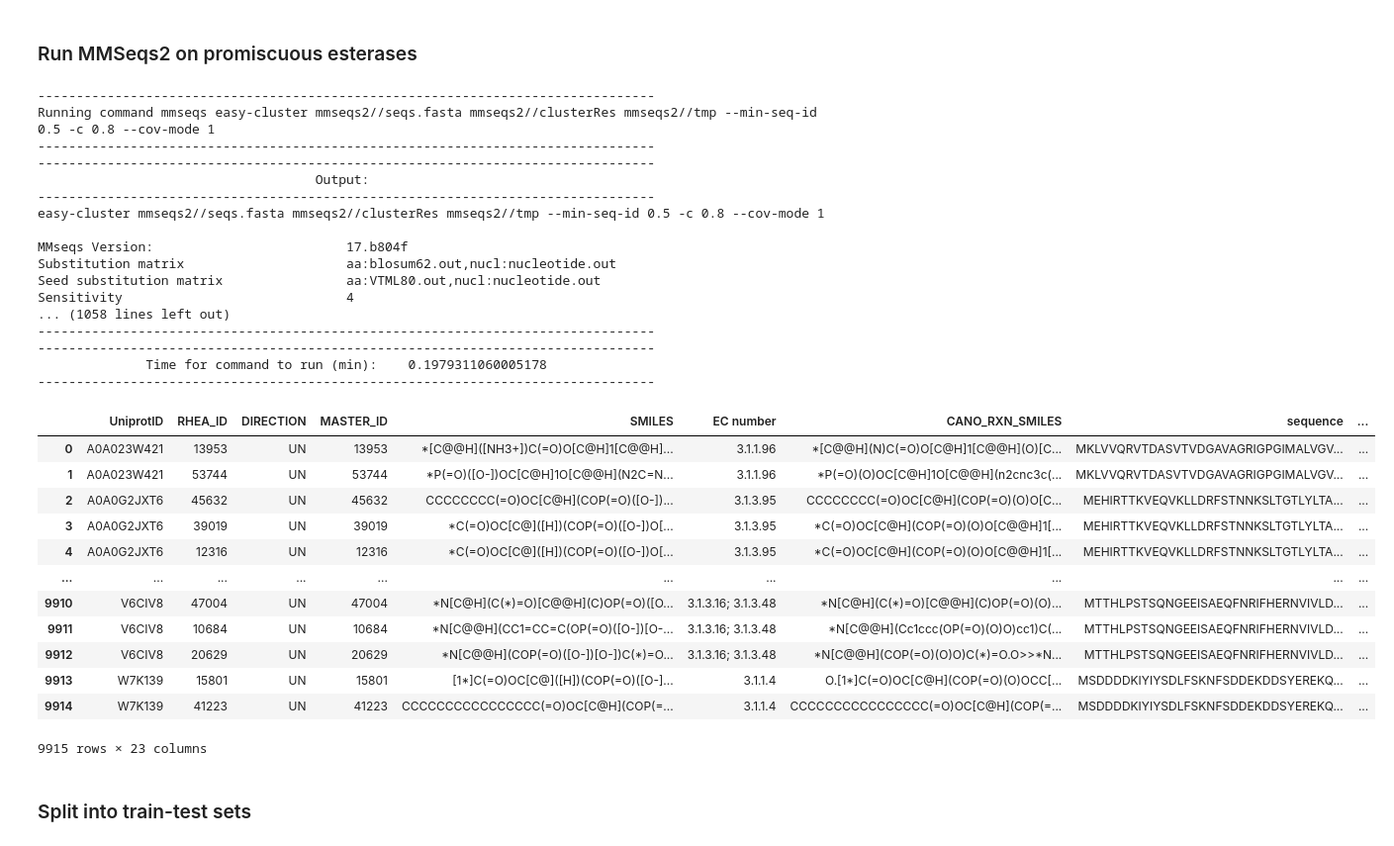
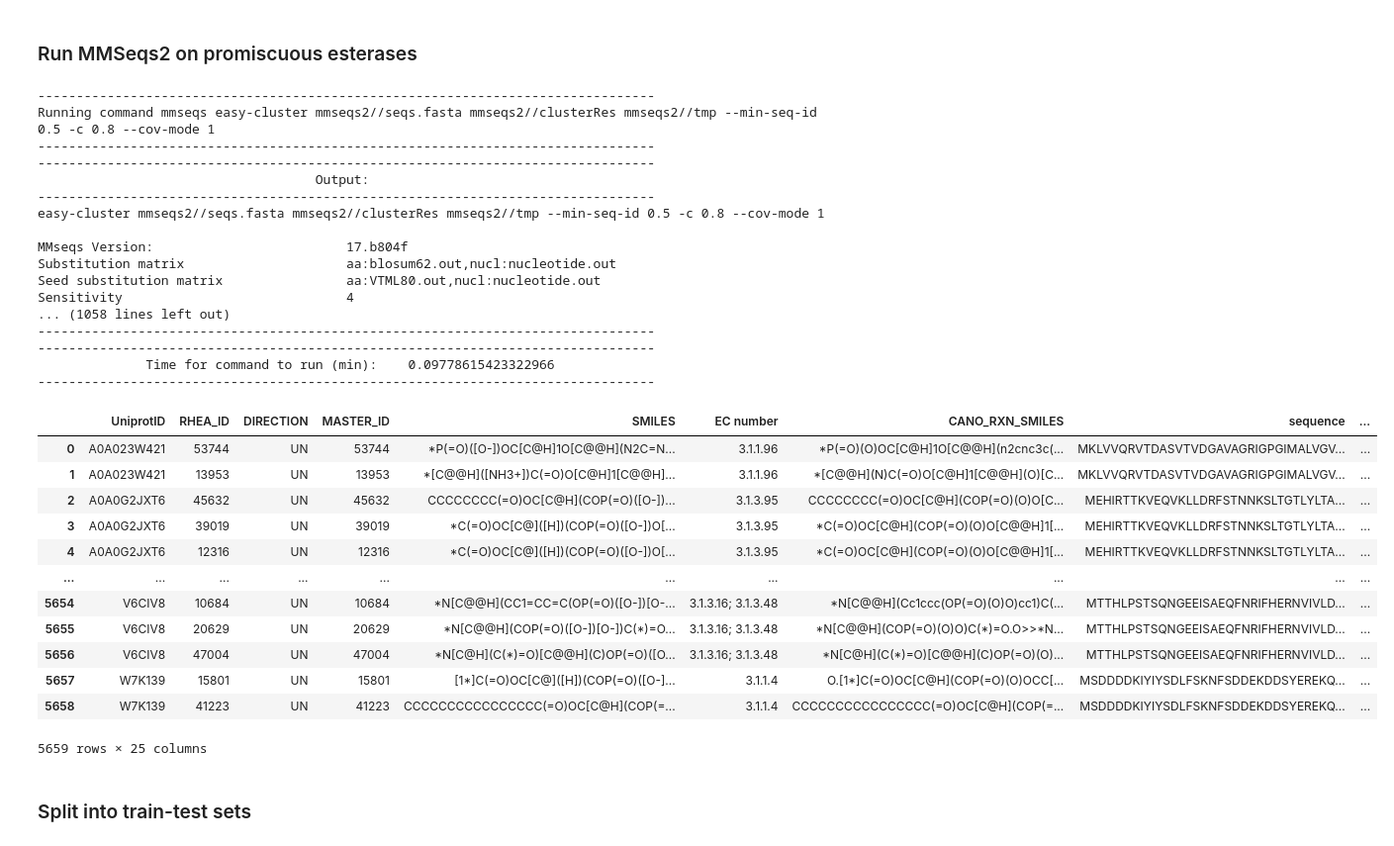
Before and after one commit to HelenSchmid/masterthesis, a Jupyter notebook: manuscript/N5_create_train_test_splits.ipynb, the cells around one changed output. Shown at 99% size. Cells and saved outputs as stored; diff of their text form; code cells hidden in the pictures.

```diff
--- a/manuscript/N5_create_train_test_splits.ipynb
+++ b/manuscript/N5_create_train_test_splits.ipynb
@@ -120,49 +120,50 @@ df__esterases_filtered = df__esterases_filtered.reset_index(drop=True)
 # %%
 import sys
 sys.path.append('/home/helen/enzyme-tk/enzymetk')
 from enzymetk.similarity_mmseqs_step import MMseqs
 from enzymetk.save_step import Save
 import pandas as pd
 
 # run in enzymetk environment
-df_promis_esterases = pd.read_pickle('/nvme2/helen/masterthesis/manuscript/data/EnzymeCAGE_train_valid_promiscuous_substrates_EC3p1.pkl')
+df_promis_esterases = pd.read_pickle('/nvme2/helen/masterthesis/manuscript/trainingdata/promiscuous_esterases_removed_similar_seq.pkl')
+df_promis_esterases.rename(columns={'mmseqs_representative_cluster_seq': 'mmseqs_representative_cluster_seq_0.95'}, inplace=True)
 id_col = 'UniprotID'
 seq_col = 'sequence'
 output_dir = 'mmseqs2/'
 
-df_promis_esterases << (MMseqs(id_col, seq_col, tmp_dir=output_dir, method='cluster',  args=['--min-seq-id', '0.5', '-c', '0.8', '--cov-mode', '1']) >> Save(f'{output_dir}promiscuous_esterases_train_valid_mmseqs2_0p5_similarity.pkl'))
-df_promis_esterases << (MMseqs(id_col, seq_col, tmp_dir=output_dir, method='cluster',  args=['--min-seq-id', '0.3', '-c', '0.8', '--cov-mode', '1']) >> Save(f'{output_dir}promiscuous_esterases_train_valid_mmseqs2_0p3_similarity.pkl'))
+df_promis_esterases << (MMseqs(id_col, seq_col, tmp_dir=output_dir, method='cluster',  args=['--min-seq-id', '0.5', '-c', '0.8', '--cov-mode', '1']) >> Save(f'{output_dir}promiscuous_esterases_removed_similar_seq_0p5_similarity.pkl'))
+df_promis_esterases << (MMseqs(id_col, seq_col, tmp_dir=output_dir, method='cluster',  args=['--min-seq-id', '0.3', '-c', '0.8', '--cov-mode', '1']) >> Save(f'{output_dir}promiscuous_esterases_removed_similar_seq_0p3_similarity.pkl'))
 # %% [output]
 --------------------------------------------------------------------------------
 Running command mmseqs easy-cluster mmseqs2//seqs.fasta mmseqs2//clusterRes mmseqs2//tmp --min-seq-id 0.5 -c 0.8 --cov-mode 1
 --------------------------------------------------------------------------------
 --------------------------------------------------------------------------------
                                     Output:
 --------------------------------------------------------------------------------
 easy-cluster mmseqs2//seqs.fasta mmseqs2//clusterRes mmseqs2//tmp --min-seq-id 0.5 -c 0.8 --cov-mode 1
 
 MMseqs Version:                         17.b804f
 Substitution matrix                     aa:blosum62.out,nucl:nucleotide.out
 Seed substitution matrix                aa:VTML80.out,nucl:nucleotide.out
 Sensitivity                             4
 ... (1058 lines left out)
 --------------------------------------------------------------------------------
 --------------------------------------------------------------------------------
-              Time for command to run (min):    0.1979311060005178
+              Time for command to run (min):    0.09778615423322966
 --------------------------------------------------------------------------------
 |  | UniprotID | RHEA_ID | DIRECTION | MASTER_ID | SMILES | EC number | CANO_RXN_SMILES | sequence | ... |
-| 0 | A0A023W421 | 13953 | UN | 13953 | *[C@@H]([NH3+])C(=O)O[C@H]1[C@@H]... | 3.1.1.96 | *[C@@H](N)C(=O)O[C@H]1[C@@H](O)[C... | MKLVVQRVTDASVTVDGAVAGRIGPGIMALVGV... | ... |
-| 1 | A0A023W421 | 53744 | UN | 53744 | *P(=O)([O-])OC[C@H]1O[C@@H](N2C=N... | 3.1.1.96 | *P(=O)(O)OC[C@H]1O[C@@H](n2cnc3c(... | MKLVVQRVTDASVTVDGAVAGRIGPGIMALVGV... | ... |
+| 0 | A0A023W421 | 53744 | UN | 53744 | *P(=O)([O-])OC[C@H]1O[C@@H](N2C=N... | 3.1.1.96 | *P(=O)(O)OC[C@H]1O[C@@H](n2cnc3c(... | MKLVVQRVTDASVTVDGAVAGRIGPGIMALVGV... | ... |
+| 1 | A0A023W421 | 13953 | UN | 13953 | *[C@@H]([NH3+])C(=O)O[C@H]1[C@@H]... | 3.1.1.96 | *[C@@H](N)C(=O)O[C@H]1[C@@H](O)[C... | MKLVVQRVTDASVTVDGAVAGRIGPGIMALVGV... | ... |
 | 2 | A0A0G2JXT6 | 45632 | UN | 45632 | CCCCCCCC(=O)OC[C@H](COP(=O)([O-])... | 3.1.3.95 | CCCCCCCC(=O)OC[C@H](COP(=O)(O)O[C... | MEHIRTTKVEQVKLLDRFSTNNKSLTGTLYLTA... | ... |
 | 3 | A0A0G2JXT6 | 39019 | UN | 39019 | *C(=O)OC[C@]([H])(COP(=O)([O-])O[... | 3.1.3.95 | *C(=O)OC[C@H](COP(=O)(O)O[C@@H]1[... | MEHIRTTKVEQVKLLDRFSTNNKSLTGTLYLTA... | ... |
 | 4 | A0A0G2JXT6 | 12316 | UN | 12316 | *C(=O)OC[C@]([H])(COP(=O)([O-])O[... | 3.1.3.95 | *C(=O)OC[C@H](COP(=O)(O)O[C@@H]1[... | MEHIRTTKVEQVKLLDRFSTNNKSLTGTLYLTA... | ... |
 | ... | ... | ... | ... | ... | ... | ... | ... | ... | ... |
-| 9910 | V6CIV8 | 47004 | UN | 47004 | *N[C@H](C(*)=O)[C@@H](C)OP(=O)([O... | 3.1.3.16; 3.1.3.48 | *N[C@H](C(*)=O)[C@@H](C)OP(=O)(O)... | MTTHLPSTSQNGEEISAEQFNRIFHERNVIVLD... | ... |
-| 9911 | V6CIV8 | 10684 | UN | 10684 | *N[C@@H](CC1=CC=C(OP(=O)([O-])[O-... | 3.1.3.16; 3.1.3.48 | *N[C@@H](Cc1ccc(OP(=O)(O)O)cc1)C(... | MTTHLPSTSQNGEEISAEQFNRIFHERNVIVLD... | ... |
-| 9912 | V6CIV8 | 20629 | UN | 20629 | *N[C@@H](COP(=O)([O-])[O-])C(*)=O... | 3.1.3.16; 3.1.3.48 | *N[C@@H](COP(=O)(O)O)C(*)=O.O>>*N... | MTTHLPSTSQNGEEISAEQFNRIFHERNVIVLD... | ... |
-| 9913 | W7K139 | 15801 | UN | 15801 | [1*]C(=O)OC[C@]([H])(COP(=O)([O-]... | 3.1.1.4 | O.[1*]C(=O)OC[C@H](COP(=O)(O)OCC[... | MSDDDDKIYIYSDLFSKNFSDDEKDDSYEREKQ... | ... |
-| 9914 | W7K139 | 41223 | UN | 41223 | CCCCCCCCCCCCCCCC(=O)OC[C@H](COP(=... | 3.1.1.4 | CCCCCCCCCCCCCCCC(=O)OC[C@H](COP(=... | MSDDDDKIYIYSDLFSKNFSDDEKDDSYEREKQ... | ... |
+| 5654 | V6CIV8 | 10684 | UN | 10684 | *N[C@@H](CC1=CC=C(OP(=O)([O-])[O-... | 3.1.3.16; 3.1.3.48 | *N[C@@H](Cc1ccc(OP(=O)(O)O)cc1)C(... | MTTHLPSTSQNGEEISAEQFNRIFHERNVIVLD... | ... |
+| 5655 | V6CIV8 | 20629 | UN | 20629 | *N[C@@H](COP(=O)([O-])[O-])C(*)=O... | 3.1.3.16; 3.1.3.48 | *N[C@@H](COP(=O)(O)O)C(*)=O.O>>*N... | MTTHLPSTSQNGEEISAEQFNRIFHERNVIVLD... | ... |
+| 5656 | V6CIV8 | 47004 | UN | 47004 | *N[C@H](C(*)=O)[C@@H](C)OP(=O)([O... | 3.1.3.16; 3.1.3.48 | *N[C@H](C(*)=O)[C@@H](C)OP(=O)(O)... | MTTHLPSTSQNGEEISAEQFNRIFHERNVIVLD... | ... |
+| 5657 | W7K139 | 15801 | UN | 15801 | [1*]C(=O)OC[C@]([H])(COP(=O)([O-]... | 3.1.1.4 | O.[1*]C(=O)OC[C@H](COP(=O)(O)OCC[... | MSDDDDKIYIYSDLFSKNFSDDEKDDSYEREKQ... | ... |
+| 5658 | W7K139 | 41223 | UN | 41223 | CCCCCCCCCCCCCCCC(=O)OC[C@H](COP(=... | 3.1.1.4 | CCCCCCCCCCCCCCCC(=O)OC[C@H](COP(=... | MSDDDDKIYIYSDLFSKNFSDDEKDDSYEREKQ... | ... |
-9915 rows × 23 columns
+5659 rows × 25 columns
 # %%
 # Integrate mmseqs2 results into one df
 import pandas as pd
```
Also changed, not shown: parts of 5 cells of this notebook, 6 other files.
